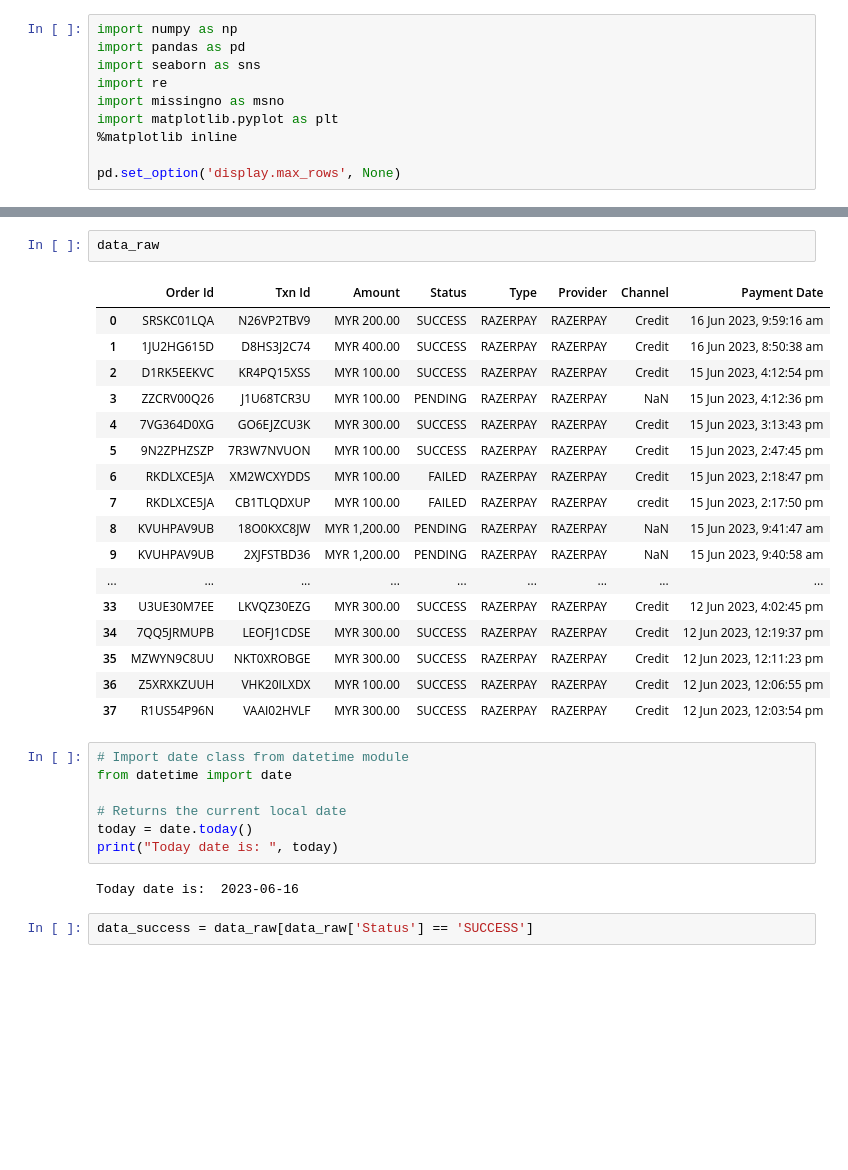
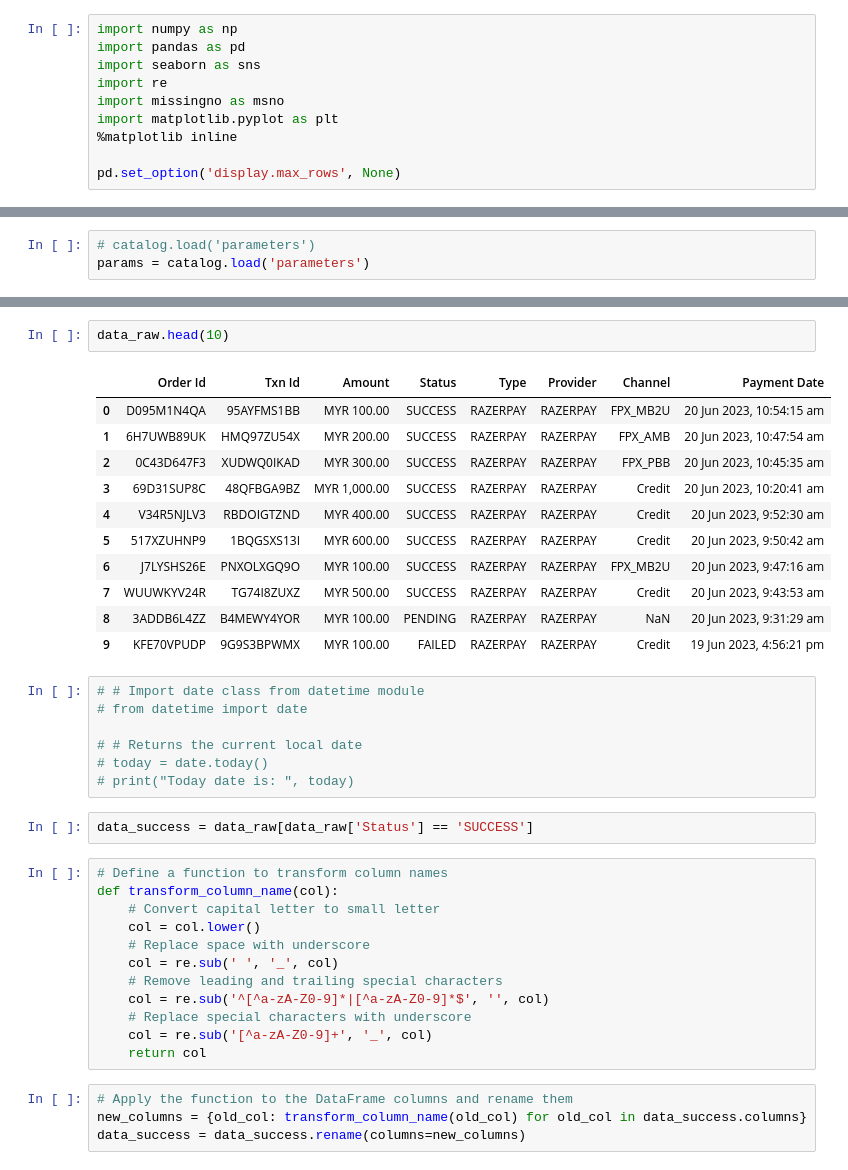
Before and after one commit to Bahqifays/Razer, a Jupyter notebook: notebooks/Test.ipynb, the cells around one changed output, grey strips where cells are left out. Cells and saved outputs as stored; diff of their text form; blank space fills up the shorter version.

Commit message:
add data_processing pipeline and update notebook

```diff
--- a/notebooks/Test.ipynb
+++ b/notebooks/Test.ipynb
@@ -24,0 +24,3 @@ catalog.list()
+# %%
+# catalog.load('parameters')
+params = catalog.load('parameters')
@@ -29,34 +44,42 @@ data_raw = catalog.load('raw_razer')
 # %%
-data_raw
+data_raw.head(10)
 # %% [output]
 |  | Order Id | Txn Id | Amount | Status | Type | Provider | Channel | Payment Date |
-| 0 | SRSKC01LQA | N26VP2TBV9 | MYR 200.00 | SUCCESS | RAZERPAY | RAZERPAY | Credit | 16 Jun 2023, 9:59:16 am |
-| 1 | 1JU2HG615D | D8HS3J2C74 | MYR 400.00 | SUCCESS | RAZERPAY | RAZERPAY | Credit | 16 Jun 2023, 8:50:38 am |
-| 2 | D1RK5EEKVC | KR4PQ15XSS | MYR 100.00 | SUCCESS | RAZERPAY | RAZERPAY | Credit | 15 Jun 2023, 4:12:54 pm |
-| 3 | ZZCRV00Q26 | J1U68TCR3U | MYR 100.00 | PENDING | RAZERPAY | RAZERPAY | NaN | 15 Jun 2023, 4:12:36 pm |
-| 4 | 7VG364D0XG | GO6EJZCU3K | MYR 300.00 | SUCCESS | RAZERPAY | RAZERPAY | Credit | 15 Jun 2023, 3:13:43 pm |
-| 5 | 9N2ZPHZSZP | 7R3W7NVUON | MYR 100.00 | SUCCESS | RAZERPAY | RAZERPAY | Credit | 15 Jun 2023, 2:47:45 pm |
-| 6 | RKDLXCE5JA | XM2WCXYDDS | MYR 100.00 | FAILED | RAZERPAY | RAZERPAY | Credit | 15 Jun 2023, 2:18:47 pm |
-| 7 | RKDLXCE5JA | CB1TLQDXUP | MYR 100.00 | FAILED | RAZERPAY | RAZERPAY | credit | 15 Jun 2023, 2:17:50 pm |
-| 8 | KVUHPAV9UB | 18O0KXC8JW | MYR 1,200.00 | PENDING | RAZERPAY | RAZERPAY | NaN | 15 Jun 2023, 9:41:47 am |
-| 9 | KVUHPAV9UB | 2XJFSTBD36 | MYR 1,200.00 | PENDING | RAZERPAY | RAZERPAY | NaN | 15 Jun 2023, 9:40:58 am |
-| ... | ... | ... | ... | ... | ... | ... | ... | ... |
-| 33 | U3UE30M7EE | LKVQZ30EZG | MYR 300.00 | SUCCESS | RAZERPAY | RAZERPAY | Credit | 12 Jun 2023, 4:02:45 pm |
-| 34 | 7QQ5JRMUPB | LEOFJ1CDSE | MYR 300.00 | SUCCESS | RAZERPAY | RAZERPAY | Credit | 12 Jun 2023, 12:19:37 pm |
-| 35 | MZWYN9C8UU | NKT0XROBGE | MYR 300.00 | SUCCESS | RAZERPAY | RAZERPAY | Credit | 12 Jun 2023, 12:11:23 pm |
-| 36 | Z5XRXKZUUH | VHK20ILXDX | MYR 100.00 | SUCCESS | RAZERPAY | RAZERPAY | Credit | 12 Jun 2023, 12:06:55 pm |
-| 37 | R1US54P96N | VAAI02HVLF | MYR 300.00 | SUCCESS | RAZERPAY | RAZERPAY | Credit | 12 Jun 2023, 12:03:54 pm |
+| 0 | D095M1N4QA | 95AYFMS1BB | MYR 100.00 | SUCCESS | RAZERPAY | RAZERPAY | FPX_MB2U | 20 Jun 2023, 10:54:15 am |
+| 1 | 6H7UWB89UK | HMQ97ZU54X | MYR 200.00 | SUCCESS | RAZERPAY | RAZERPAY | FPX_AMB | 20 Jun 2023, 10:47:54 am |
+| 2 | 0C43D647F3 | XUDWQ0IKAD | MYR 300.00 | SUCCESS | RAZERPAY | RAZERPAY | FPX_PBB | 20 Jun 2023, 10:45:35 am |
+| 3 | 69D31SUP8C | 48QFBGA9BZ | MYR 1,000.00 | SUCCESS | RAZERPAY | RAZERPAY | Credit | 20 Jun 2023, 10:20:41 am |
+| 4 | V34R5NJLV3 | RBDOIGTZND | MYR 400.00 | SUCCESS | RAZERPAY | RAZERPAY | Credit | 20 Jun 2023, 9:52:30 am |
+| 5 | 517XZUHNP9 | 1BQGSXS13I | MYR 600.00 | SUCCESS | RAZERPAY | RAZERPAY | Credit | 20 Jun 2023, 9:50:42 am |
+| 6 | J7LYSHS26E | PNXOLXGQ9O | MYR 100.00 | SUCCESS | RAZERPAY | RAZERPAY | FPX_MB2U | 20 Jun 2023, 9:47:16 am |
+| 7 | WUUWKYV24R | TG74I8ZUXZ | MYR 500.00 | SUCCESS | RAZERPAY | RAZERPAY | Credit | 20 Jun 2023, 9:43:53 am |
+| 8 | 3ADDB6L4ZZ | B4MEWY4YOR | MYR 100.00 | PENDING | RAZERPAY | RAZERPAY | NaN | 20 Jun 2023, 9:31:29 am |
+| 9 | KFE70VPUDP | 9G9S3BPWMX | MYR 100.00 | FAILED | RAZERPAY | RAZERPAY | Credit | 19 Jun 2023, 4:56:21 pm |
 # %%
-# Import date class from datetime module
-from datetime import date
+# # Import date class from datetime module
+# from datetime import date
 
-# Returns the current local date
-today = date.today()
-print("Today date is: ", today)
+# # Returns the current local date
+# today = date.today()
+# print("Today date is: ", today)
-# %% [output]
-Today date is:  2023-06-16
 # %%
 data_success = data_raw[data_raw['Status'] == 'SUCCESS']
+# %%
+# Define a function to transform column names
+def transform_column_name(col):
+    # Convert capital letter to small letter
+    col = col.lower()
+    # Replace space with underscore
+    col = re.sub(' ', '_', col)
+    # Remove leading and trailing special characters
+    col = re.sub('^[^a-zA-Z0-9]*|[^a-zA-Z0-9]*$', '', col)
+    # Replace special characters with underscore
+    col = re.sub('[^a-zA-Z0-9]+', '_', col)
+    return col
+# %%
+# Apply the function to the DataFrame columns and rename them
+new_columns = {old_col: transform_column_name(old_col) for old_col in data_success.columns}
+data_success = data_success.rename(columns=new_columns)
 # %%
 data_success.head(10)
 # %% [output]
```
Also changed, not shown: parts of 24 cells of this notebook, 9 other files.
